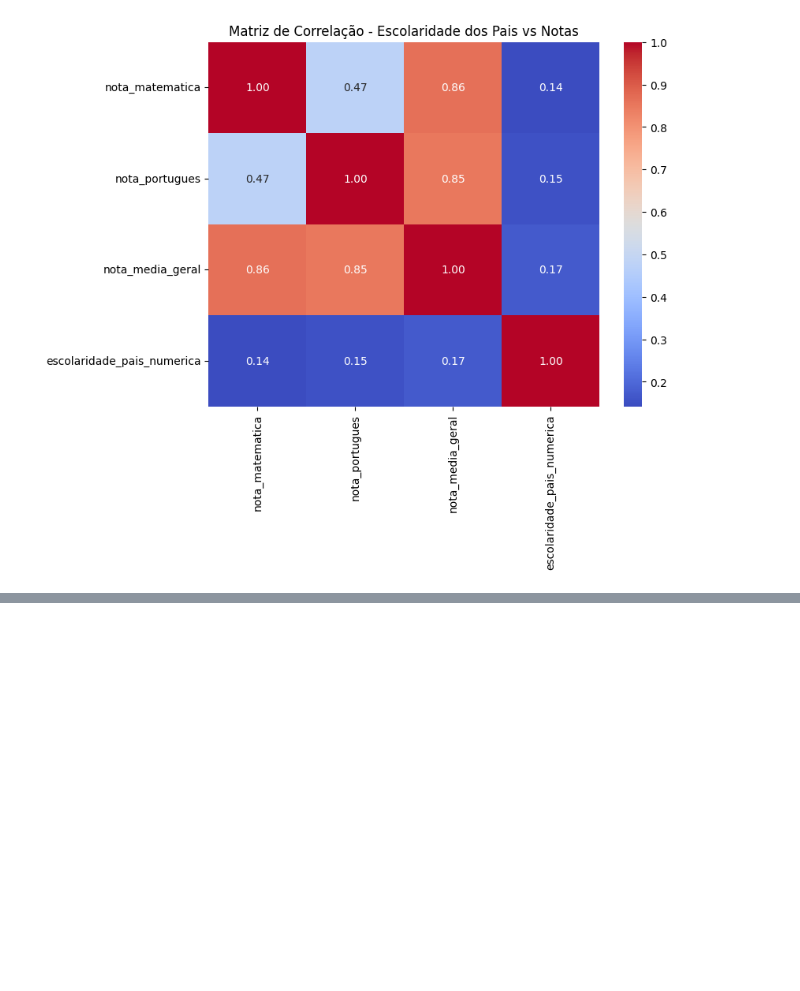
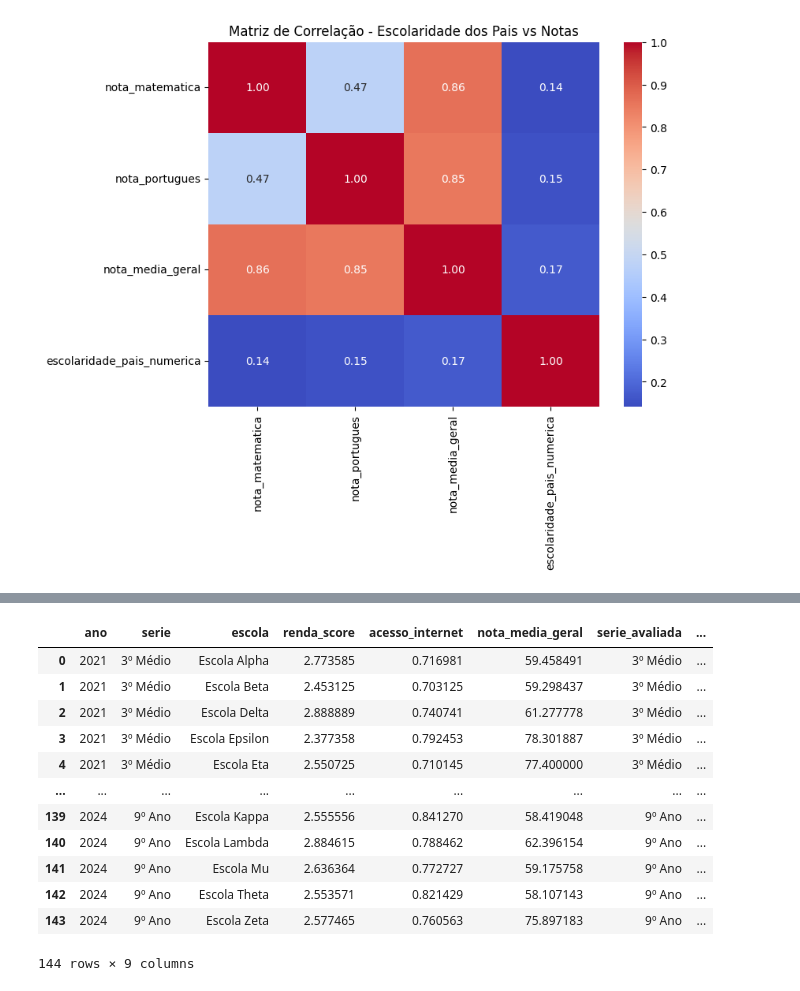
Before and after one commit to jose-alves-fn/operacao-nota-inflada-CDT13, a Jupyter notebook: notebooks/Projeto 04 - Operação Nota Inflada.IPYNB, the cells around one changed output, grey strips where cells are left out. Drawn from its saved outputs; the diff is of its cells as text; code cells hidden in the pictures; blank space fills up the shorter version.

```diff
--- a/notebooks/Projeto 04 - Operação Nota Inflada.IPYNB
+++ b/notebooks/Projeto 04 - Operação Nota Inflada.IPYNB
@@ -1040,0 +1061,9 @@ plt.show()
+# %%
+
+df_medias = dados_desempenho.groupby(['ano', 'serie', 'escola']).agg({
+    'renda_score': 'mean',
+    'acesso_internet': 'mean',
+    'nota_media_geral': 'mean'
+}).reset_index()
+
+df_medias
@@ -1040,0 +1084,29 @@ plt.show()
+# %%
+
+df_final_medias = pd.merge(
+    df_medias,
+    dados_historico_ava[['ano', 'escola', 'serie_avaliada', 'nota_saeb_media']],
+    left_on=['ano', 'escola', 'serie'],
+    right_on=['ano', 'escola', 'serie_avaliada'],
+    how='left'
+)
+
+df_final_medias['gap_notas'] = df_final_medias['nota_media_geral'] - df_final_medias ['nota_saeb_media']
+
+
+
+df_final_medias
+# %% [output]
+|  | ano | serie | escola | renda_score | acesso_internet | nota_media_geral | serie_avaliada | ... |
+| 0 | 2021 | 3º Médio | Escola Alpha | 2.773585 | 0.716981 | 59.458491 | 3º Médio | ... |
+| 1 | 2021 | 3º Médio | Escola Beta | 2.453125 | 0.703125 | 59.298437 | 3º Médio | ... |
+| 2 | 2021 | 3º Médio | Escola Delta | 2.888889 | 0.740741 | 61.277778 | 3º Médio | ... |
+| 3 | 2021 | 3º Médio | Escola Epsilon | 2.377358 | 0.792453 | 78.301887 | 3º Médio | ... |
+| 4 | 2021 | 3º Médio | Escola Eta | 2.550725 | 0.710145 | 77.400000 | 3º Médio | ... |
+| ... | ... | ... | ... | ... | ... | ... | ... | ... |
+| 139 | 2024 | 9º Ano | Escola Kappa | 2.555556 | 0.841270 | 58.419048 | 9º Ano | ... |
+| 140 | 2024 | 9º Ano | Escola Lambda | 2.884615 | 0.788462 | 62.396154 | 9º Ano | ... |
+| 141 | 2024 | 9º Ano | Escola Mu | 2.636364 | 0.772727 | 59.175758 | 9º Ano | ... |
+| 142 | 2024 | 9º Ano | Escola Theta | 2.553571 | 0.821429 | 58.107143 | 9º Ano | ... |
+| 143 | 2024 | 9º Ano | Escola Zeta | 2.577465 | 0.760563 | 75.897183 | 9º Ano | ... |
+144 rows × 9 columns
```
Also changed, not shown: parts of 4 cells of this notebook.
